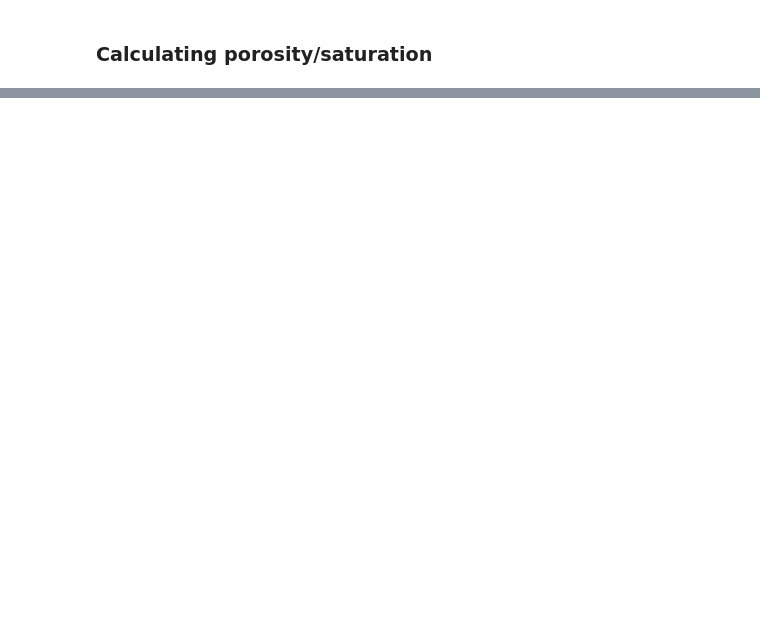
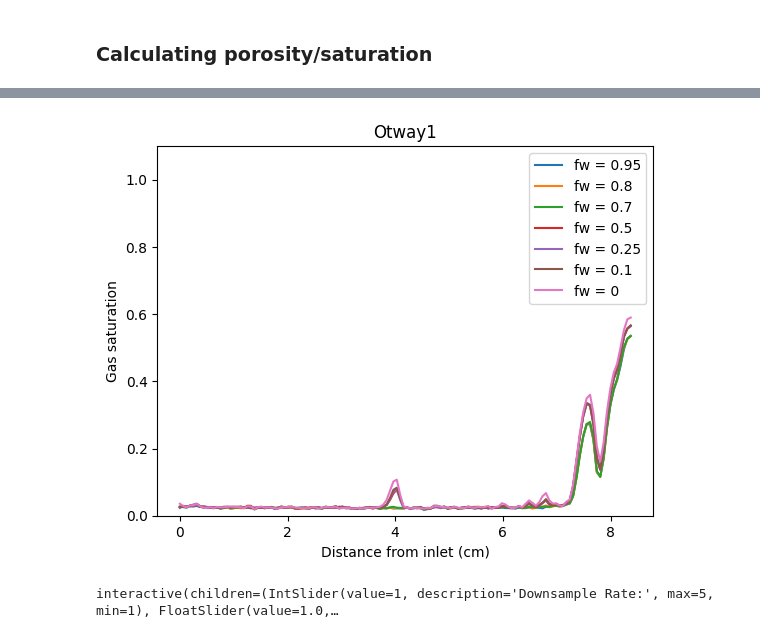
Before and after one commit to cspurin/medical_ct_processing, a Jupyter notebook: medical_CT_processing.ipynb, the cells around one changed output, grey strips where cells are left out. Saved outputs shown, nothing was run; the diff lists cells and outputs as text; code cells hidden in the pictures; blank space fills up the shorter version.

```diff
--- a/medical_CT_processing.ipynb
+++ b/medical_CT_processing.ipynb
@@ -343,0 +557,16 @@ interactive(children=(IntSlider(value=1, description='Downsample Rate:', max=5,
+# %%
+plot_slice_averaged_profiles(slice_averaged_sat_fw095, 'fw = 0.95', exp)
+plot_slice_averaged_profiles(slice_averaged_sat_fw08,  'fw = 0.8', exp)
+plot_slice_averaged_profiles(slice_averaged_sat_fw07,  'fw = 0.7', exp)
+plot_slice_averaged_profiles(slice_averaged_sat_fw05,  'fw = 0.5', exp)
+plot_slice_averaged_profiles(slice_averaged_sat_fw025, 'fw = 0.25', exp)
+plot_slice_averaged_profiles(slice_averaged_sat_fw01,  'fw = 0.1', exp)
+plot_slice_averaged_profiles(slice_averaged_sat_fw0,   'fw = 0', exp)
+plt.ylim(0,1.1)
+plt.show()
+# %% [output]
+[figure, added]
+# %%
+voxel_map_3D(saturation_voxels_fw0, 'voxel map', -0.1, 0.2)
+# %% [output]
+interactive(children=(IntSlider(value=1, description='Downsample Rate:', max=5, min=1), FloatSlider(value=1.0,…
```
Also changed, not shown: parts of 27 cells of this notebook, 1 other file.
